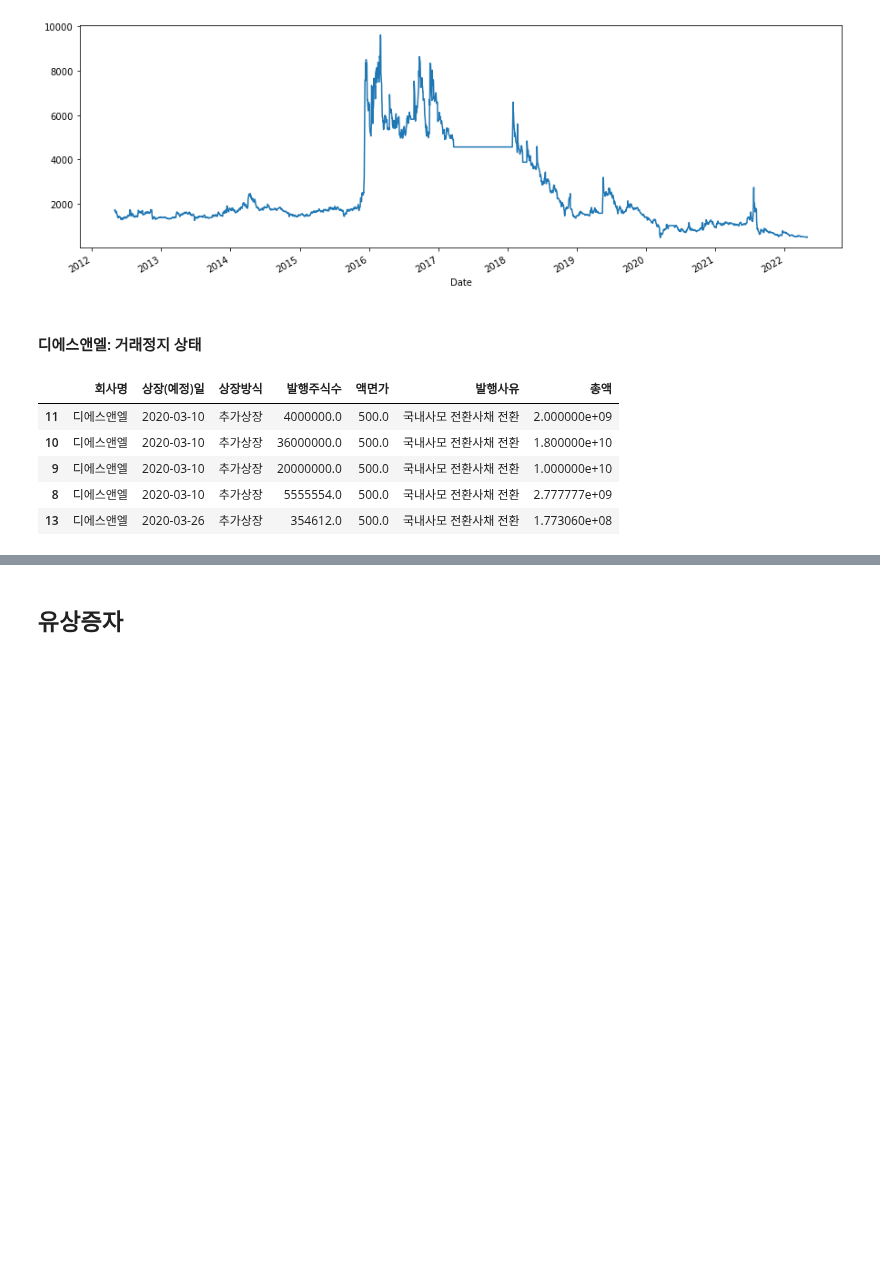
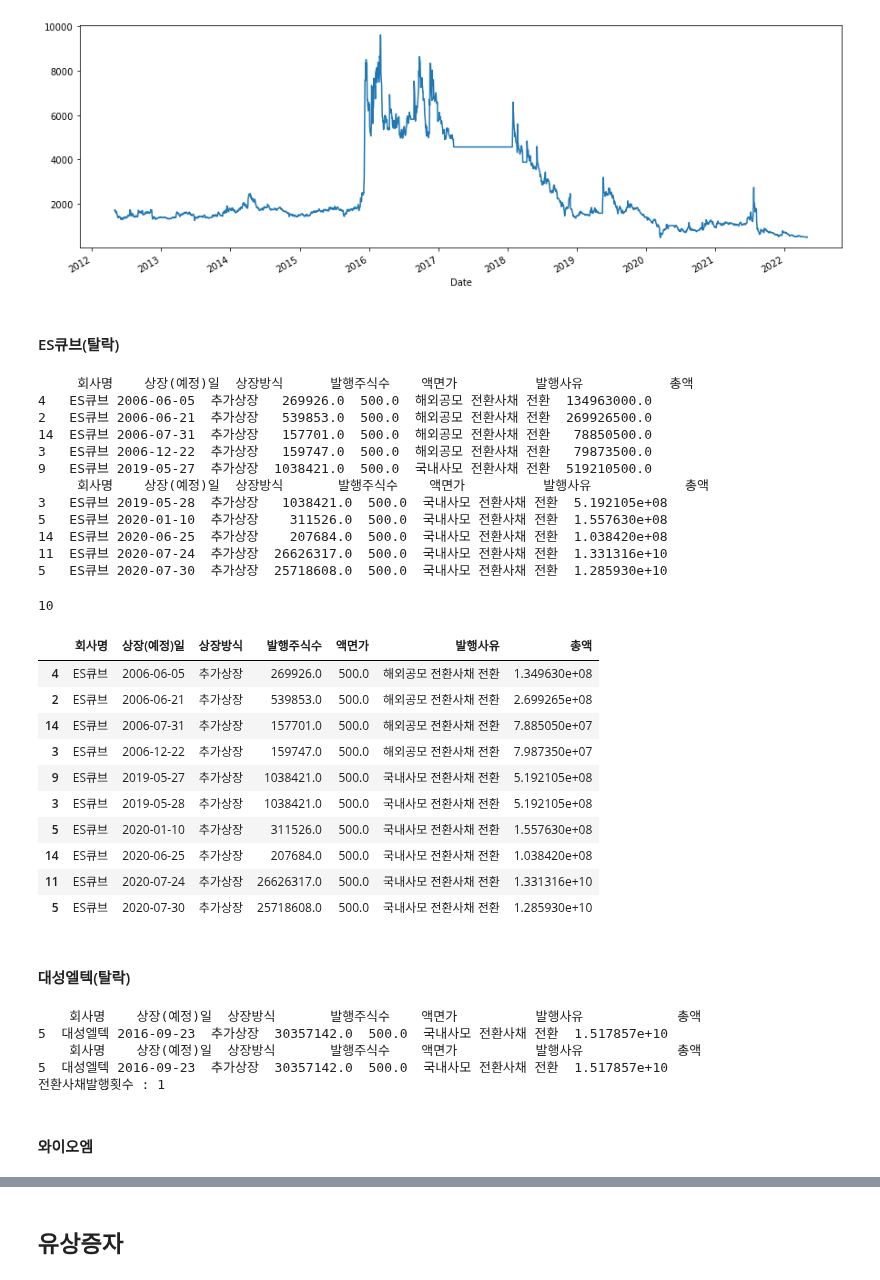
Before and after one commit to 21ckwj/fintech, a Jupyter notebook: 프로젝트5/데이터수집_작전주종목선택.ipynb, the cells around one changed output, grey strips where cells are left out. Drawn from its saved outputs; the diff is of its cells as text; code cells hidden in the pictures; blank space fills up the shorter version.

```diff
--- a/프로젝트5/데이터수집_작전주종목선택.ipynb
+++ b/프로젝트5/데이터수집_작전주종목선택.ipynb
@@ -985,16 +1055,57 @@ df_aroot_p1['Close'].plot(figsize=(15,5))
 # %% [output]
 <AxesSubplot:xlabel='Date'>
 [figure]
-# %% [markdown]
-#### 디에스앤엘: 거래정지 상태
+# %% [markdown]
+#### ES큐브(탈락)
 # %%
-df_dsnl = df_cb[df_cb['회사명']=='디에스앤엘']
-df_dsnl = df_dsnl.sort_values(by='상장(예정)일',ascending=True)
-df_dsnl.tail()
+df_es = df_cb[df_cb['회사명']=='ES큐브']
+df_es = df_es.sort_values(by='상장(예정)일',ascending=True)
+print(df_es.head())
+print(df_es.tail())
 # %% [output]
-|  | 회사명 | 상장(예정)일 | 상장방식 | 발행주식수 | 액면가 | 발행사유 | 총액 |
-| 11 | 디에스앤엘 | 2020-03-10 | 추가상장 | 4000000.0 | 500.0 | 국내사모 전환사채 전환 | 2.000000e+09 |
-| 10 | 디에스앤엘 | 2020-03-10 | 추가상장 | 36000000.0 | 500.0 | 국내사모 전환사채 전환 | 1.800000e+10 |
-| 9 | 디에스앤엘 | 2020-03-10 | 추가상장 | 20000000.0 | 500.0 | 국내사모 전환사채 전환 | 1.000000e+10 |
-| 8 | 디에스앤엘 | 2020-03-10 | 추가상장 | 5555554.0 | 500.0 | 국내사모 전환사채 전환 | 2.777777e+09 |
-| 13 | 디에스앤엘 | 2020-03-26 | 추가상장 | 354612.0 | 500.0 | 국내사모 전환사채 전환 | 1.773060e+08 |
+     회사명    상장(예정)일  상장방식      발행주식수    액면가          발행사유           총액
+4   ES큐브 2006-06-05  추가상장   269926.0  500.0  해외공모 전환사채 전환  134963000.0
+2   ES큐브 2006-06-21  추가상장   539853.0  500.0  해외공모 전환사채 전환  269926500.0
+14  ES큐브 2006-07-31  추가상장   157701.0  500.0  해외공모 전환사채 전환   78850500.0
+3   ES큐브 2006-12-22  추가상장   159747.0  500.0  해외공모 전환사채 전환   79873500.0
+9   ES큐브 2019-05-27  추가상장  1038421.0  500.0  국내사모 전환사채 전환  519210500.0
+     회사명    상장(예정)일  상장방식       발행주식수    액면가          발행사유            총액
+3   ES큐브 2019-05-28  추가상장   1038421.0  500.0  국내사모 전환사채 전환  5.192105e+08
+5   ES큐브 2020-01-10  추가상장    311526.0  500.0  국내사모 전환사채 전환  1.557630e+08
+14  ES큐브 2020-06-25  추가상장    207684.0  500.0  국내사모 전환사채 전환  1.038420e+08
+11  ES큐브 2020-07-24  추가상장  26626317.0  500.0  국내사모 전환사채 전환  1.331316e+10
+5   ES큐브 2020-07-30  추가상장  25718608.0  500.0  국내사모 전환사채 전환  1.285930e+10
+# %%
+len(df_es)
+# %% [output]
+10
+# %%
+df_es
+# %% [output]
+|  | 회사명 | 상장(예정)일 | 상장방식 | 발행주식수 | 액면가 | 발행사유 | 총액 |
+| 4 | ES큐브 | 2006-06-05 | 추가상장 | 269926.0 | 500.0 | 해외공모 전환사채 전환 | 1.349630e+08 |
+| 2 | ES큐브 | 2006-06-21 | 추가상장 | 539853.0 | 500.0 | 해외공모 전환사채 전환 | 2.699265e+08 |
+| 14 | ES큐브 | 2006-07-31 | 추가상장 | 157701.0 | 500.0 | 해외공모 전환사채 전환 | 7.885050e+07 |
+| 3 | ES큐브 | 2006-12-22 | 추가상장 | 159747.0 | 500.0 | 해외공모 전환사채 전환 | 7.987350e+07 |
+| 9 | ES큐브 | 2019-05-27 | 추가상장 | 1038421.0 | 500.0 | 국내사모 전환사채 전환 | 5.192105e+08 |
+| 3 | ES큐브 | 2019-05-28 | 추가상장 | 1038421.0 | 500.0 | 국내사모 전환사채 전환 | 5.192105e+08 |
+| 5 | ES큐브 | 2020-01-10 | 추가상장 | 311526.0 | 500.0 | 국내사모 전환사채 전환 | 1.557630e+08 |
+| 14 | ES큐브 | 2020-06-25 | 추가상장 | 207684.0 | 500.0 | 국내사모 전환사채 전환 | 1.038420e+08 |
+| 11 | ES큐브 | 2020-07-24 | 추가상장 | 26626317.0 | 500.0 | 국내사모 전환사채 전환 | 1.331316e+10 |
+| 5 | ES큐브 | 2020-07-30 | 추가상장 | 25718608.0 | 500.0 | 국내사모 전환사채 전환 | 1.285930e+10 |
+# %% [markdown]
+#### 대성엘텍(탈락)
+# %%
+df_ds = df_cb[df_cb['회사명']=='대성엘텍']
+df_ds = df_ds.sort_values(by='상장(예정)일',ascending=True)
+print(df_ds.head())
+print(df_ds.tail())
+print("전환사채발행횟수 :", len(df_ds))
+# %% [output]
+    회사명    상장(예정)일  상장방식       발행주식수    액면가          발행사유            총액
+5  대성엘텍 2016-09-23  추가상장  30357142.0  500.0  국내사모 전환사채 전환  1.517857e+10
+    회사명    상장(예정)일  상장방식       발행주식수    액면가          발행사유            총액
+5  대성엘텍 2016-09-23  추가상장  30357142.0  500.0  국내사모 전환사채 전환  1.517857e+10
+전환사채발행횟수 : 1
+# %% [markdown]
+#### 와이오엠
```
Also changed, not shown: parts of 18 cells of this notebook, 4 other files.
